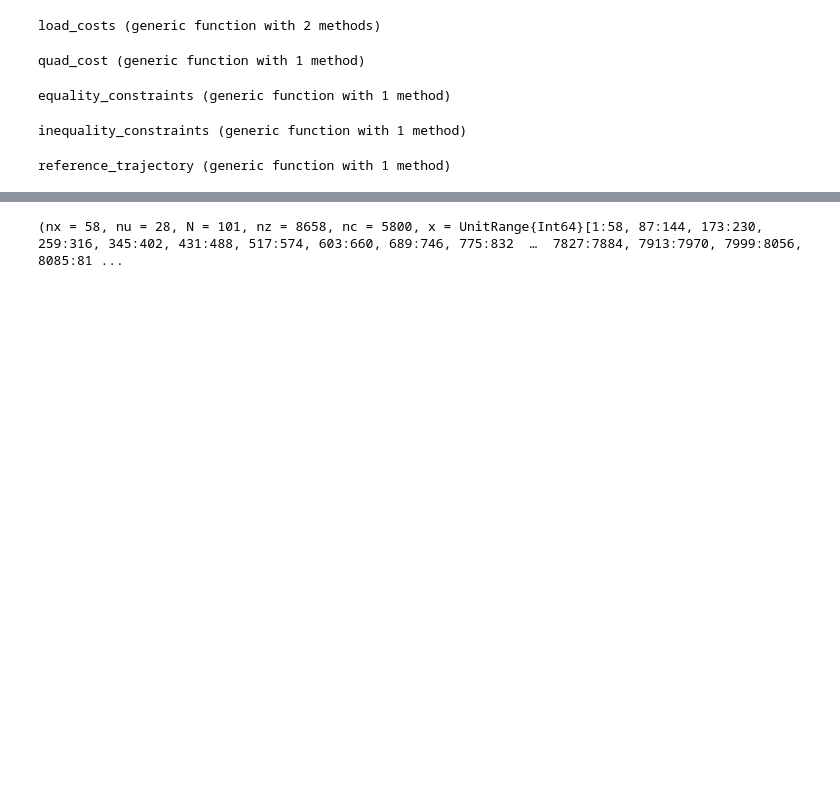
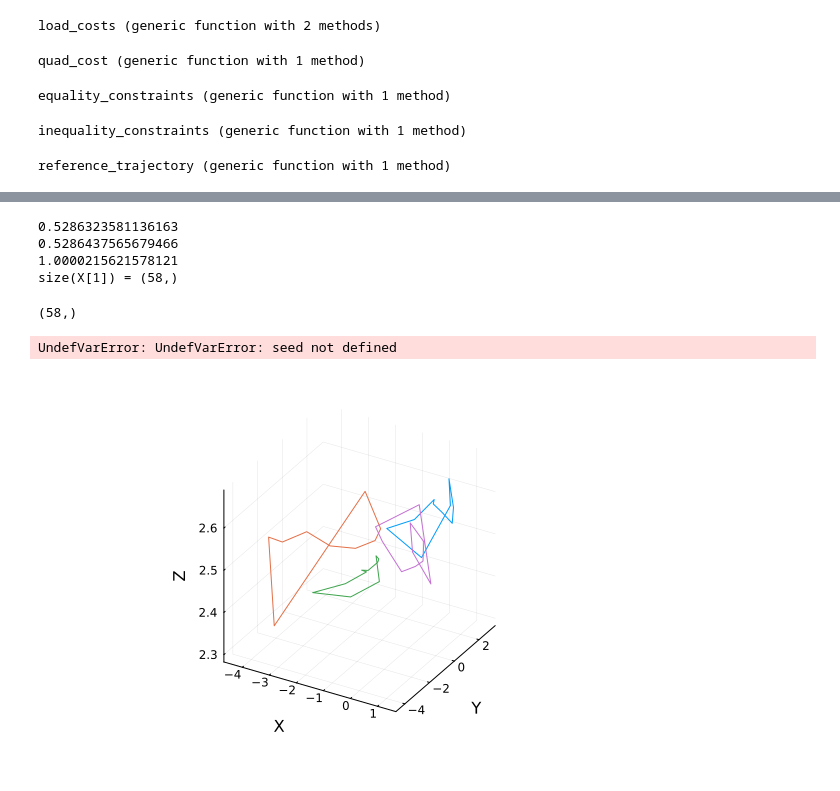
Before and after one commit to harshul-s/16745proj, a Jupyter notebook: problem.ipynb, the cells around one changed output, grey strips where cells are left out. Cells and saved outputs as stored; diff of their text form; code cells hidden in the pictures; blank space fills up the shorter version.

Commit message:
quaternions still normalised but implemented visualisation framework and plots for output of solver

```diff
--- a/problem.ipynb
+++ b/problem.ipynb
@@ -322,7 +329,7 @@ function states_from_center(NUM_QUAD, load_pos, r=3)
     x = [zeros(13) for i = 1:NUM_QUAD+1]
     q10 = [0.99115, 4.90375e-16, 0.132909, -9.56456e-17]
     for i = 1:NUM_QUAD
-        x[i] = [r * cos(i * 2 * pi / N); r * sin(i * 2pi / N); 1; q10; zeros(13 - 7)] + load_pos
+        x[i] = [r * cos(i * 2 * pi / NUM_QUAD); r * sin(i * 2pi / NUM_QUAD); 1; q10; zeros(13 - 7)] + load_pos
     end
     #Add Load State
     x[end] = [load_pos[1:3]; zeros(3)]
@@ -344,7 +351,7 @@ reference_trajectory (generic function with 1 method)
 # %%
 #--------PLACEHOLDER
 tf = 10
-dt = 0.1
+dt = 1
 t_vec = 0:dt:tf
 N = length(t_vec)
 #-----------------
@@ -468,11 +475,11 @@ diff_type = :auto
 # @show size(c_l)
 # @show size(c_u)
 # @show size(inequality_constraints(params, z0))
-# Z = fmincon(system_cost, equality_constraints, inequality_constraints,
-#     x_l, x_u, c_l, c_u, z0, params, diff_type;
-#     tol=1e-6, c_tol=1e-6, max_iters=100, verbose=true)
+Z = fmincon(system_cost, equality_constraints, inequality_constraints,
+    x_l, x_u, c_l, c_u, z0, params, diff_type;
+    tol=1e-6, c_tol=1e-6, max_iters=100, verbose=true)
 
 # # pull the X and U solutions out of Z
-# X = [Z[idx.x[i]] for i = 1:N]
-# U = [Z[idx.u[i]] for i = 1:(N-1)]
+X = [Z[idx.x[i]] for i = 1:N]
+U = [Z[idx.u[i]] for i = 1:(N-1)]
 # %% [output]
@@ -481,4 +514,41 @@ size(equality_constraints(params, z0)) = (6317,)
-# %%
-create_idx(nx, nu, N)
-# %% [output]
-(nx = 58, nu = 28, N = 101, nz = 8658, nc = 5800, x = UnitRange{Int64}[1:58, 87:144, 173:230, 259:316, 345:402, 431:488, 517:574, 603:660, 689:746, 775:832  …  7827:7884, 7913:7970, 7999:8056, 8085:81 ...
+# %%
+xi = X[1]
+ui = U[2]
+q = xi[4:7]
+s = ui[6]
+println(s)
+println(norm(s * q))
+println(norm(q))
+
+@show size(X[1])
+# %% [output]
+0.5286323581136163
+0.5286437565679466
+1.0000215621578121
+size(X[1]) = (58,)
+(58,)
+# %%
+norm([0.99115, 4.90375e-16, 0.132909, -9.56456e-17])
+using Random
+
+# Get the current seed
+seed_value = Random.seed()
+
+println("Current seed: $seed_value")
+# %% [output]
+UndefVarError: UndefVarError: seed not defined
+# %%
+using Plots
+
+function plot_positions(X::Vector, N::Int, NUM_QUAD::Int)
+    positions = [[X[i][(quad-1)*13+1:(quad-1)*13+3] for i in 1:N] for quad in 1:NUM_QUAD]
+    x_vals = hcat([[pos[1] for pos in quad_positions] for quad_positions in positions]...)
+    y_vals = hcat([[pos[2] for pos in quad_positions] for quad_positions in positions]...)
+    z_vals = hcat([[pos[3] for pos in quad_positions] for quad_positions in positions]...)
+    plot(x_vals, y_vals, z_vals, xlabel="X", ylabel="Y", zlabel="Z", legend=false)
+end
+
+# Assuming Z, N, and NUM_QUAD are defined
+plot_positions(X, N, NUM_QUAD)
+# %% [output]
+[figure, added]
```
Also changed, not shown: parts of 4 cells of this notebook, 2 other files.
